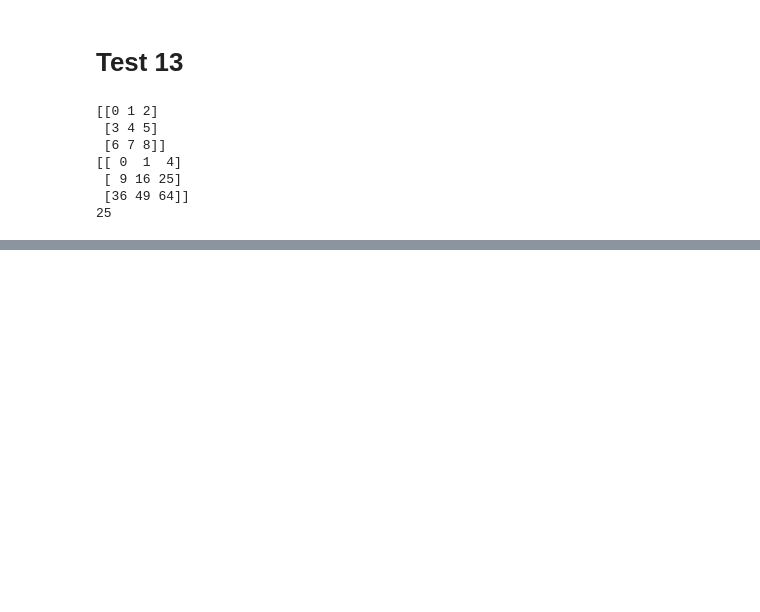
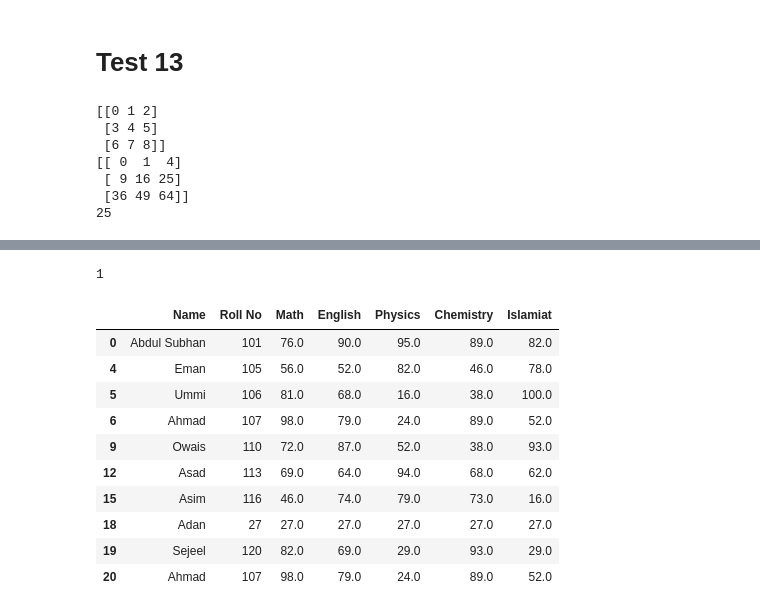
Before and after one commit to abdulsubhan21/Python-Test, a Jupyter notebook: Python Tests.ipynb, the cells around one changed output, grey strips where cells are left out. Saved outputs shown, nothing was run; the diff lists cells and outputs as text; code cells hidden in the pictures; blank space fills up the shorter version.

```diff
--- a/Python Tests.ipynb
+++ b/Python Tests.ipynb
@@ -246,0 +275,20 @@ print(matrix[1][2])
+# %%
+duplicate = df.duplicated().sum()
+duplicate
+# %% [output]
+1
+# %%
+df = df.dropna()
+df
+# %% [output]
+|  | Name | Roll No | Math | English | Physics | Chemistry | Islamiat |
+| 0 | Abdul Subhan | 101 | 76.0 | 90.0 | 95.0 | 89.0 | 82.0 |
+| 4 | Eman | 105 | 56.0 | 52.0 | 82.0 | 46.0 | 78.0 |
+| 5 | Ummi | 106 | 81.0 | 68.0 | 16.0 | 38.0 | 100.0 |
+| 6 | Ahmad | 107 | 98.0 | 79.0 | 24.0 | 89.0 | 52.0 |
+| 9 | Owais | 110 | 72.0 | 87.0 | 52.0 | 38.0 | 93.0 |
+| 12 | Asad | 113 | 69.0 | 64.0 | 94.0 | 68.0 | 62.0 |
+| 15 | Asim | 116 | 46.0 | 74.0 | 79.0 | 73.0 | 16.0 |
+| 18 | Adan | 27 | 27.0 | 27.0 | 27.0 | 27.0 | 27.0 |
+| 19 | Sejeel | 120 | 82.0 | 69.0 | 29.0 | 93.0 | 29.0 |
+| 20 | Ahmad | 107 | 98.0 | 79.0 | 24.0 | 89.0 | 52.0 |
```
Also changed, not shown: parts of 6 cells of this notebook.
